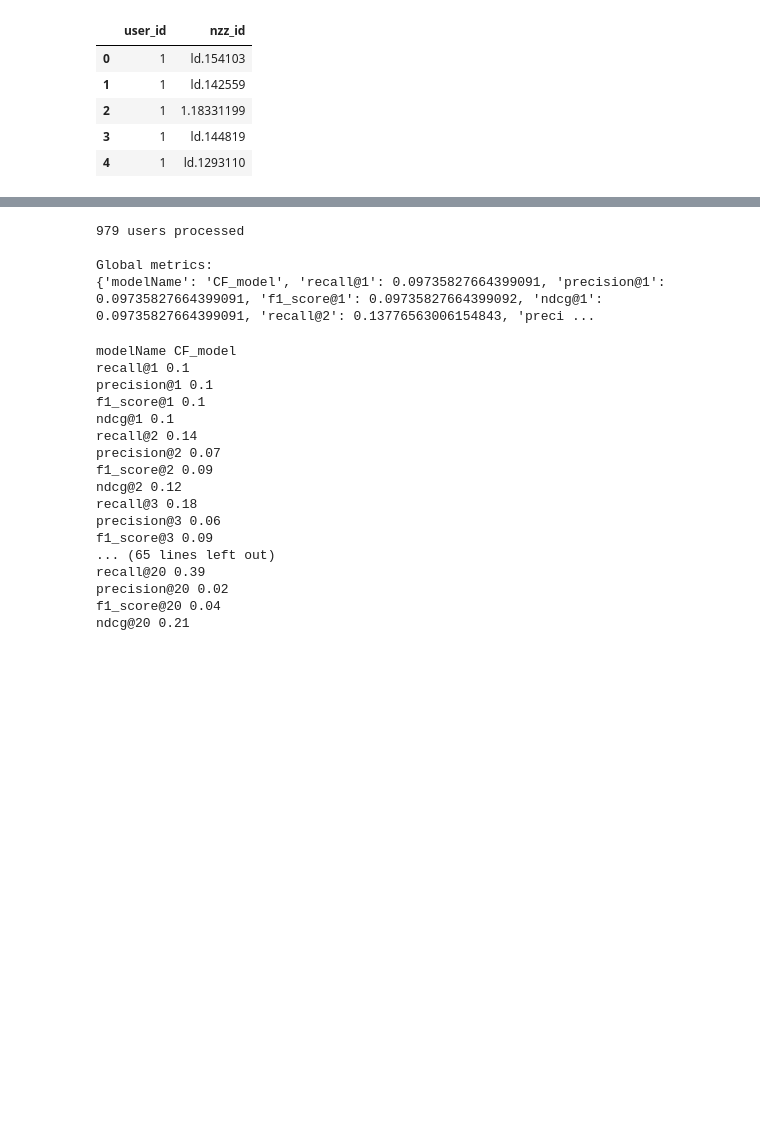
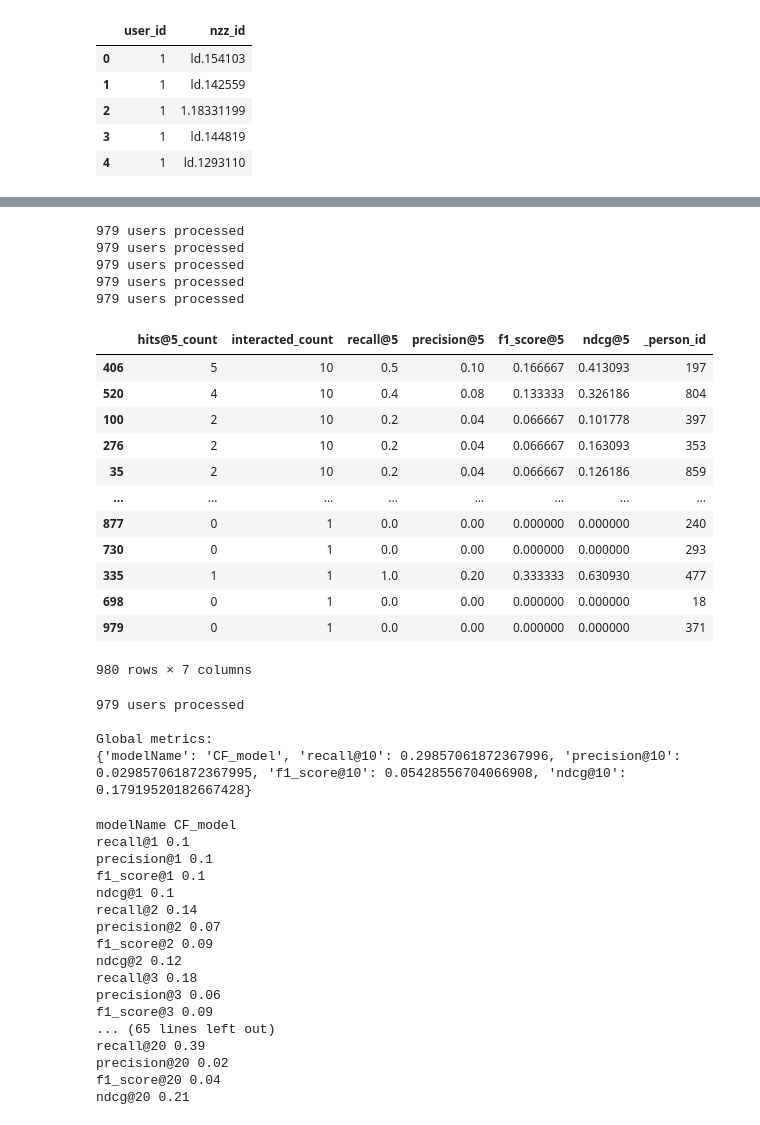
Before and after one commit to amakarewicz/RecommenderSystem, a Jupyter notebook: Kamil/notebooks/collaborative_filtering_model.ipynb, the cells around one changed output, grey strips where cells are left out. Cells and saved outputs as stored; diff of their text form; code cells hidden in the pictures; blank space fills up the shorter version.

Commit message:
Model cf z nowym algorytmem

```diff
--- a/Kamil/notebooks/collaborative_filtering_model.ipynb
+++ b/Kamil/notebooks/collaborative_filtering_model.ipynb
@@ -52,0 +96,7 @@ model_evaluator = ModelEvaluator(k_list = range(1,21))
+# %%
+bootstrap_results = []
+for i in range(10):
+    train, test = bootstrap_split(readers)
+    cf_recommender_model.fit(train)
+    cf_global_metrics, cf_detailed_results_df = model_evaluator.evaluate_model(cf_recommender_model, readers, train, test, interactions=0)
+    bootstrap_results.append(cf_global_metrics)
@@ -52,0 +145,15 @@ model_evaluator = ModelEvaluator(k_list = range(1,21))
+# %%
+grid_search_result = []
+for n_latent_factors in param_grid["num_factors"]:
+    for regularization in param_grid["regularization"]:
+        for alpha in param_grid["alpha"]:
+            cf_recommender_model = ImplicitModel(n_latent_factors=n_latent_factors, regularization=regularization, alpha=alpha, iterations=20)
+            cf_recommender_model.fit(readers_train)
+            cf_global_metrics, cf_detailed_results_df = model_evaluator.evaluate_model(cf_recommender_model, readers, readers_train, readers_test)
+            grid_search_result.append({"parameters": {"num_factors": n_latent_factors, "regularization": regularization, "alpha": alpha}, "results": cf_global_metrics})
+# %% [output]
+979 users processed
+979 users processed
+979 users processed
+979 users processed
+979 users processed
@@ -53,6 +165,21 @@ model_evaluator = ModelEvaluator(k_list = range(1,21))
+# %%
+cf_detailed_results_df
+# %% [output]
+|  | hits@5_count | interacted_count | recall@5 | precision@5 | f1_score@5 | ndcg@5 | _person_id |
+| 406 | 5 | 10 | 0.5 | 0.10 | 0.166667 | 0.413093 | 197 |
+| 520 | 4 | 10 | 0.4 | 0.08 | 0.133333 | 0.326186 | 804 |
+| 100 | 2 | 10 | 0.2 | 0.04 | 0.066667 | 0.101778 | 397 |
+| 276 | 2 | 10 | 0.2 | 0.04 | 0.066667 | 0.163093 | 353 |
+| 35 | 2 | 10 | 0.2 | 0.04 | 0.066667 | 0.126186 | 859 |
+| ... | ... | ... | ... | ... | ... | ... | ... |
+| 877 | 0 | 1 | 0.0 | 0.00 | 0.000000 | 0.000000 | 240 |
+| 730 | 0 | 1 | 0.0 | 0.00 | 0.000000 | 0.000000 | 293 |
+| 335 | 1 | 1 | 1.0 | 0.20 | 0.333333 | 0.630930 | 477 |
+| 698 | 0 | 1 | 0.0 | 0.00 | 0.000000 | 0.000000 | 18 |
+| 979 | 0 | 1 | 0.0 | 0.00 | 0.000000 | 0.000000 | 371 |
+980 rows × 7 columns
 # %%
-cf_recommender_model = CFModel(n_latent_factors=200)
-
+cf_recommender_model = CFModel(n_latent_factors=80)
 cf_recommender_model.fit(readers_train)
 cf_global_metrics, cf_detailed_results_df = model_evaluator.evaluate_model(cf_recommender_model, readers, readers_train, readers_test)
 print('\nGlobal metrics:\n%s' % cf_global_metrics)
@@ -60,7 +187,7 @@ print('\nGlobal metrics:\n%s' % cf_global_metrics)
 979 users processed
 
 Global metrics:
-{'modelName': 'CF_model', 'recall@1': 0.09735827664399091, 'precision@1': 0.09735827664399091, 'f1_score@1': 0.09735827664399092, 'ndcg@1': 0.09735827664399091, 'recall@2': 0.13776563006154843, 'preci ...
+{'modelName': 'CF_model', 'recall@10': 0.29857061872367996, 'precision@10': 0.029857061872367995, 'f1_score@10': 0.05428556704066908, 'ndcg@10': 0.17919520182667428}
 # %%
 for metric, score in cf_global_metrics.items():
     if(metric == "modelName"):
```
Also changed, not shown: parts of 18 cells of this notebook, 3 other files.
